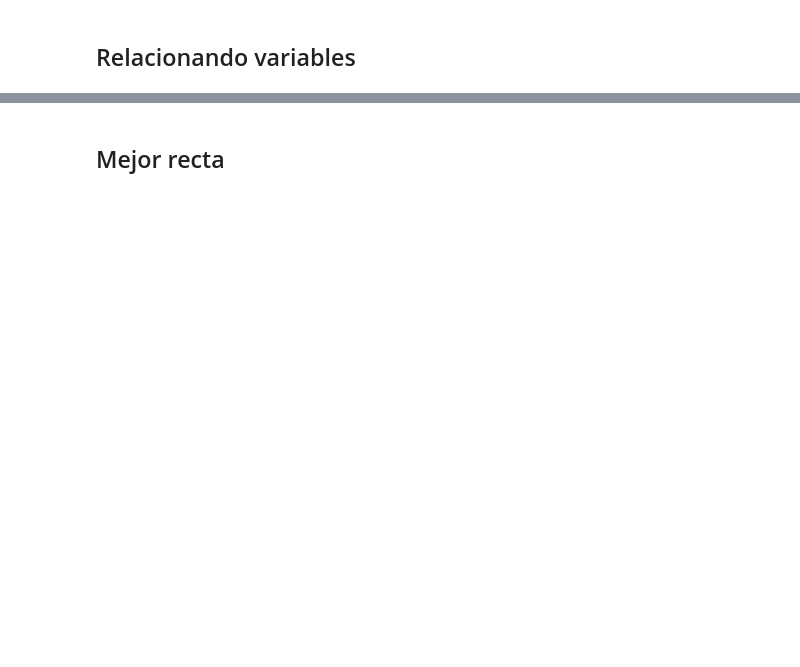
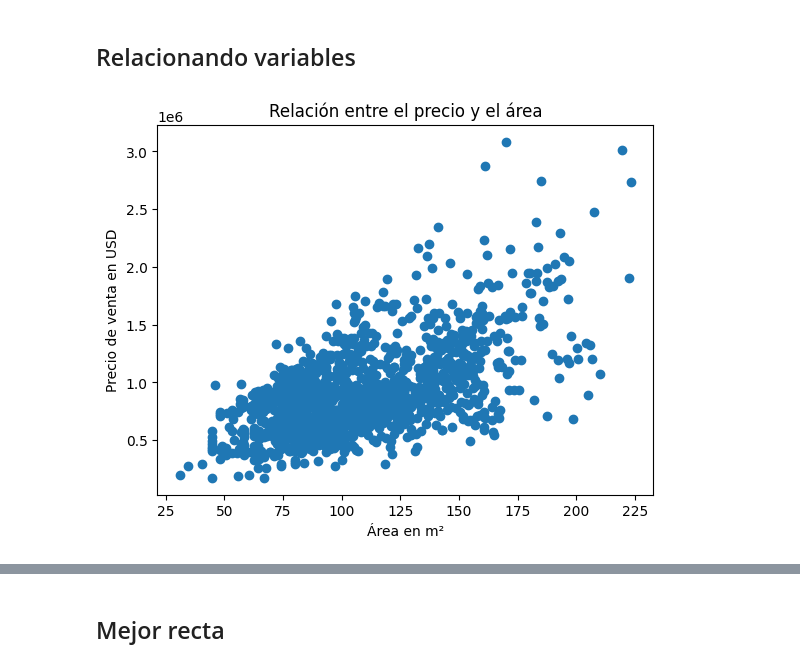
Before and after one commit to Daimond92/python_data_science, a Jupyter notebook: precios_de_inmuebles_regresion_lineal.ipynb, the cells around one changed output, grey strips where cells are left out. Saved outputs shown, nothing was run; the diff lists cells and outputs as text; code cells hidden in the pictures; blank space fills up the shorter version.

```diff
--- a/precios_de_inmuebles_regresion_lineal.ipynb
+++ b/precios_de_inmuebles_regresion_lineal.ipynb
@@ -43,5 +132,12 @@ El coeficiente de correlación de Pearson nos permite medir la relación lineal
 # %%
 # Cómo se relacionan el área construída y el precio del inmueble?
+plt.scatter(datos['area_primer_piso'], datos['precio_de_venta'])
+plt.title('Relación entre el precio y el área')
+plt.xlabel('Área en m²')
+plt.ylabel('Precio de venta en USD')
+plt.show()
+# %% [output]
+[figure, added]
 # %%
 # Aparentemente mientras mayor es el área del primer piso, mayor es el precio de la casa.
 # E si quisieramos trazar una línea que nos permita describir este comportamiento?
```
Also changed, not shown: parts of 80 cells of this notebook.
